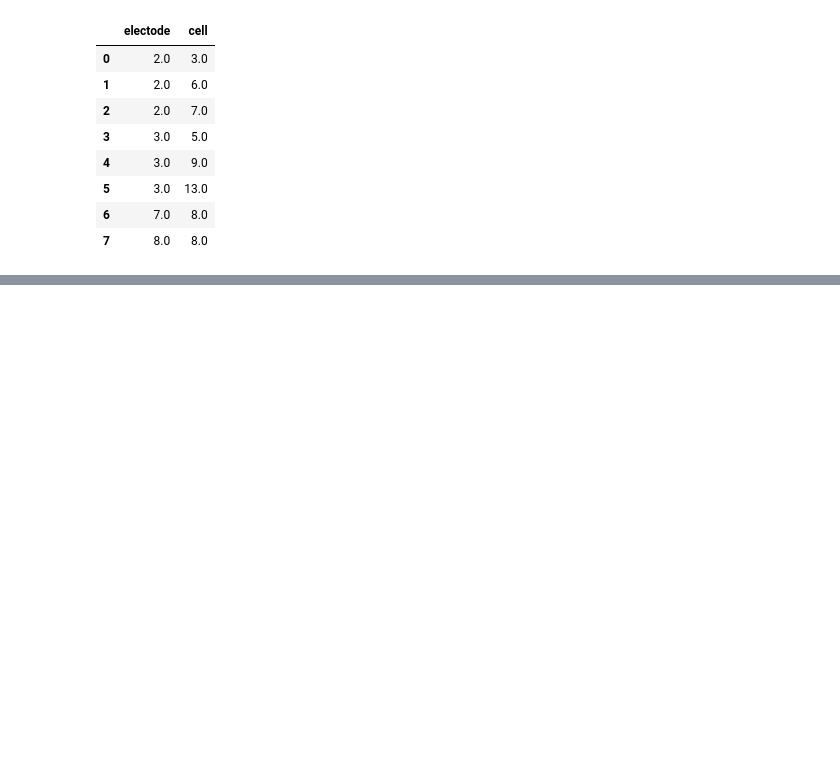
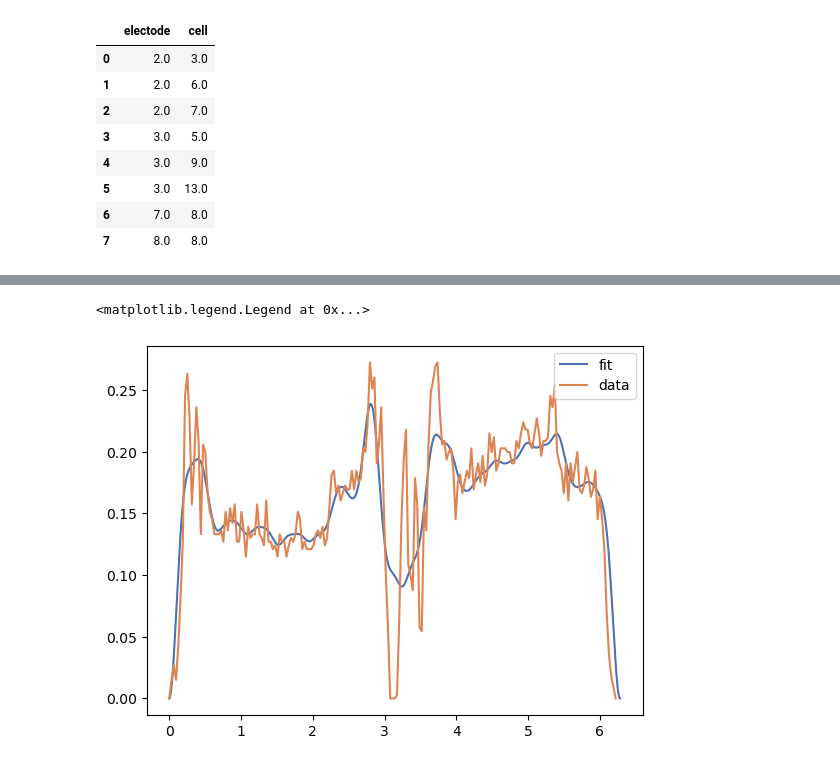
Before and after one commit to vjaltare/hippocampus-predictive-coding, a Jupyter notebook: hc3_MI_analysis.ipynb, the cells around one changed output, grey strips where cells are left out. Cells and saved outputs as stored; diff of their text form; code cells hidden in the pictures; blank space fills up the shorter version.

```diff
--- a/hc3_MI_analysis.ipynb
+++ b/hc3_MI_analysis.ipynb
@@ -1400,0 +1461,15 @@ sns.despine()
+# %%
+# fit the occupancy probability
+p_90, bins_p90 = get_occupany_hist(circularize_location(speed_df, 90, True))
+p_90 = p_90/np.trapz(p_90, bins_p90)
+
+p_90 = gaussian_filter1d(p_90, sigma=5*BIN_SIZE)
+
+p_90_fit, x_new = fit_distribution(p_90, bins_p90, 3000)
+p_90_fit = p_90_fit/np.trapz(p_90_fit, x_new)
+plt.plot(x_new, p_90_fit, label='fit')
+plt.plot(bins_p90, p_90, label='data')
+plt.legend()
+# %% [output]
+<matplotlib.legend.Legend at 0x...>
+[figure, added]
```
Also changed, not shown: parts of 18 cells of this notebook.
